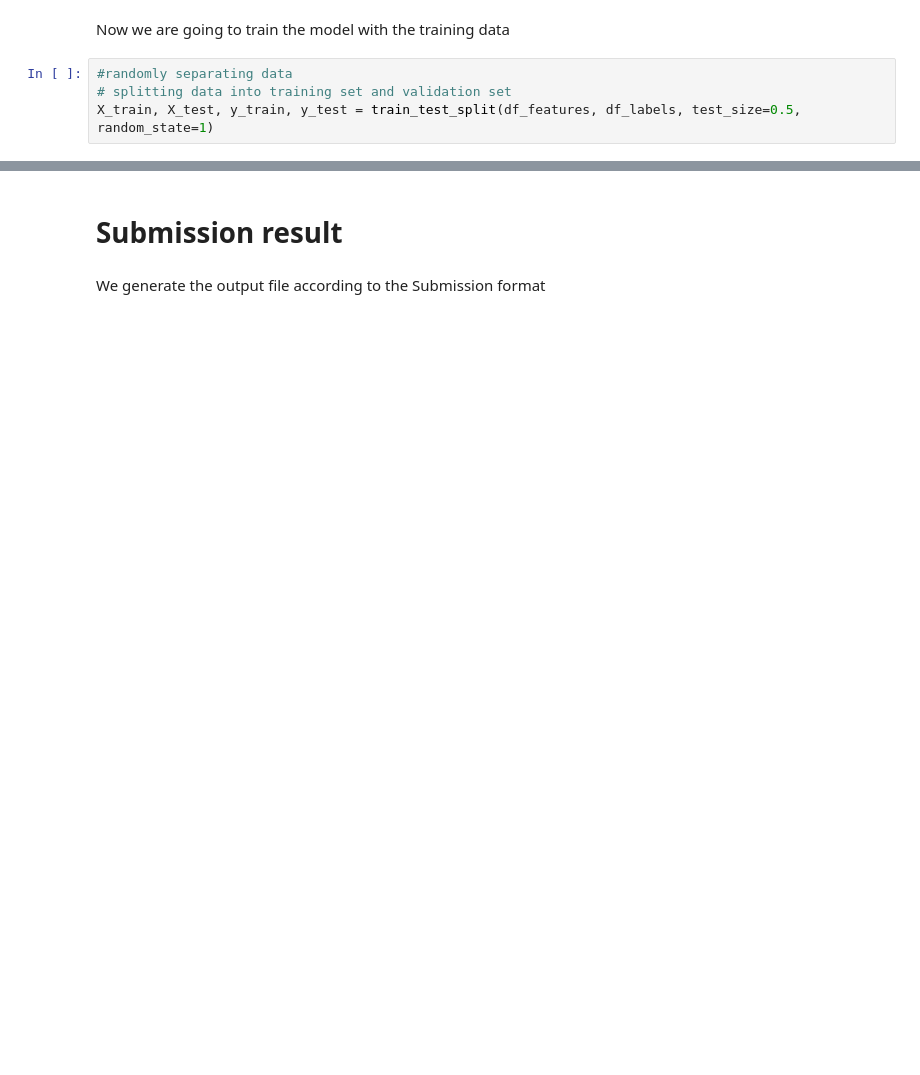
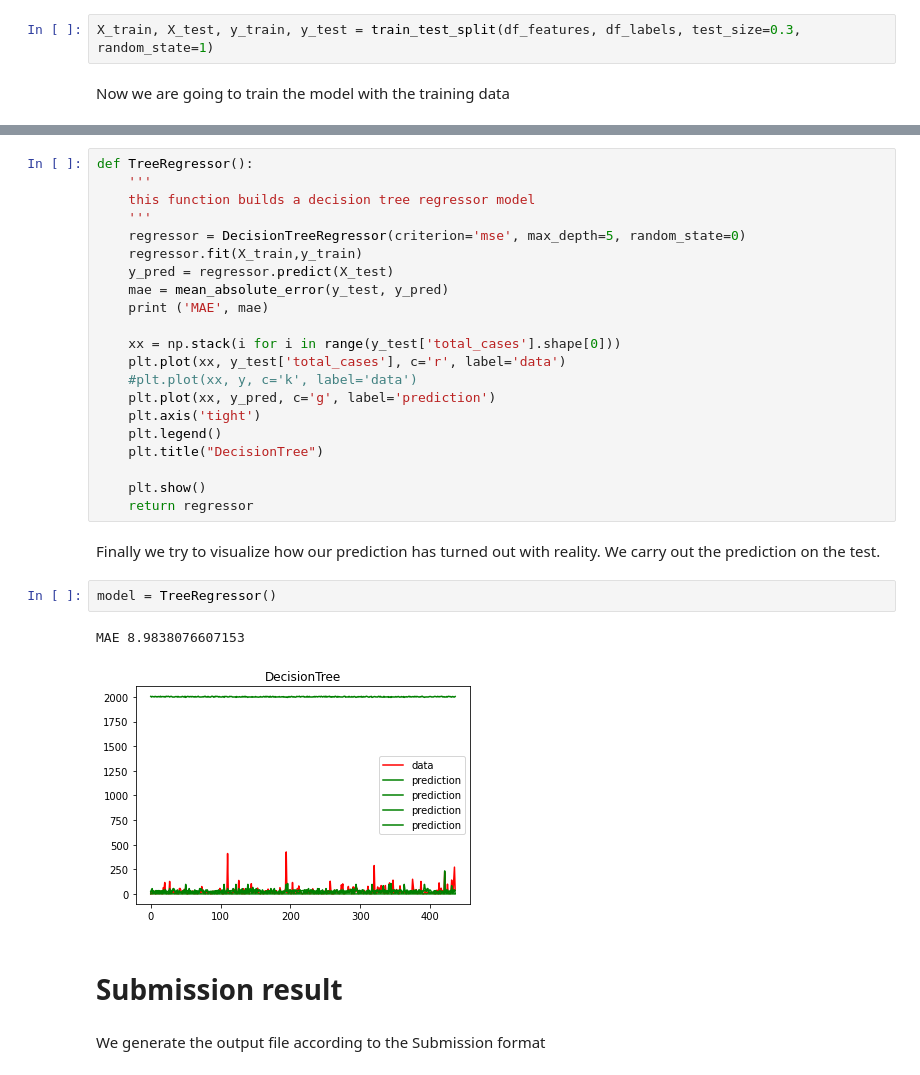
Before and after one commit to sergiobm3/ESI_MachineLearning, a Jupyter notebook: Dengue_DecisionTree_algorithm.ipynb, the cells around one changed output, grey strips where cells are left out. Cells and saved outputs as stored; diff of their text form; blank space fills up the shorter version.

```diff
--- a/Dengue_DecisionTree_algorithm.ipynb
+++ b/Dengue_DecisionTree_algorithm.ipynb
@@ -86,9 +88,7 @@ You have to select features, they can be all, but that is usually not a good ide
 # %%
 #scaler = StandardScaler()  #@param ["MinMaxScaler()", "StandardScaler()"] {type:"raw"}
 #df_datanorm = scaler.fit_transform(df_features)
+# %%
+X_train, X_test, y_train, y_test = train_test_split(df_features, df_labels, test_size=0.3, random_state=1)
 # %% [markdown]
 Now we are going to train the model with the training data
-# %%
-#randomly separating data
-# splitting data into training set and validation set
-X_train, X_test, y_train, y_test = train_test_split(df_features, df_labels, test_size=0.5, random_state=1)
@@ -95,3 +112,31 @@ X_train, X_test, y_train, y_test = train_test_split(df_features, df_labels, test
+# %%
+def TreeRegressor():
+    '''
+    this function builds a decision tree regressor model
+    '''
+    regressor = DecisionTreeRegressor(criterion='mse', max_depth=5, random_state=0)
+    regressor.fit(X_train,y_train)
+    y_pred = regressor.predict(X_test)
+    mae = mean_absolute_error(y_test, y_pred)
+    print ('MAE', mae)
+
+    xx = np.stack(i for i in range(y_test['total_cases'].shape[0]))
+    plt.plot(xx, y_test['total_cases'], c='r', label='data')
+    #plt.plot(xx, y, c='k', label='data')
+    plt.plot(xx, y_pred, c='g', label='prediction')
+    plt.axis('tight')
+    plt.legend()
+    plt.title("DecisionTree")
+
+    plt.show()
+    return regressor
+# %% [markdown]
+Finally we try to visualize how our prediction has turned out with reality. We carry out the prediction on the test.
+# %%
+model = TreeRegressor()
+# %% [output]
+MAE 8.9838076607153
+[figure, added]
 # %% [markdown]
 # Submission result
 # %% [markdown]
```
Also changed, not shown: parts of 11 cells of this notebook.
